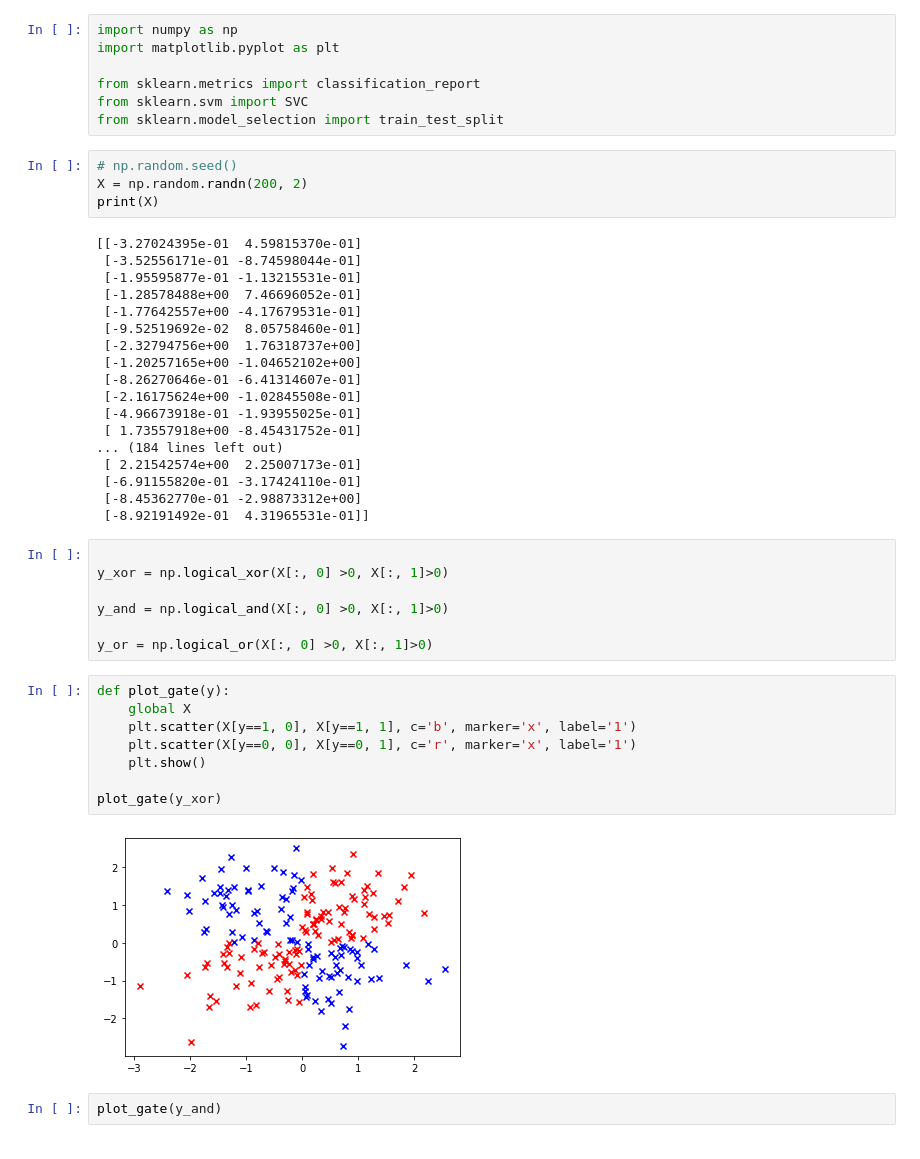
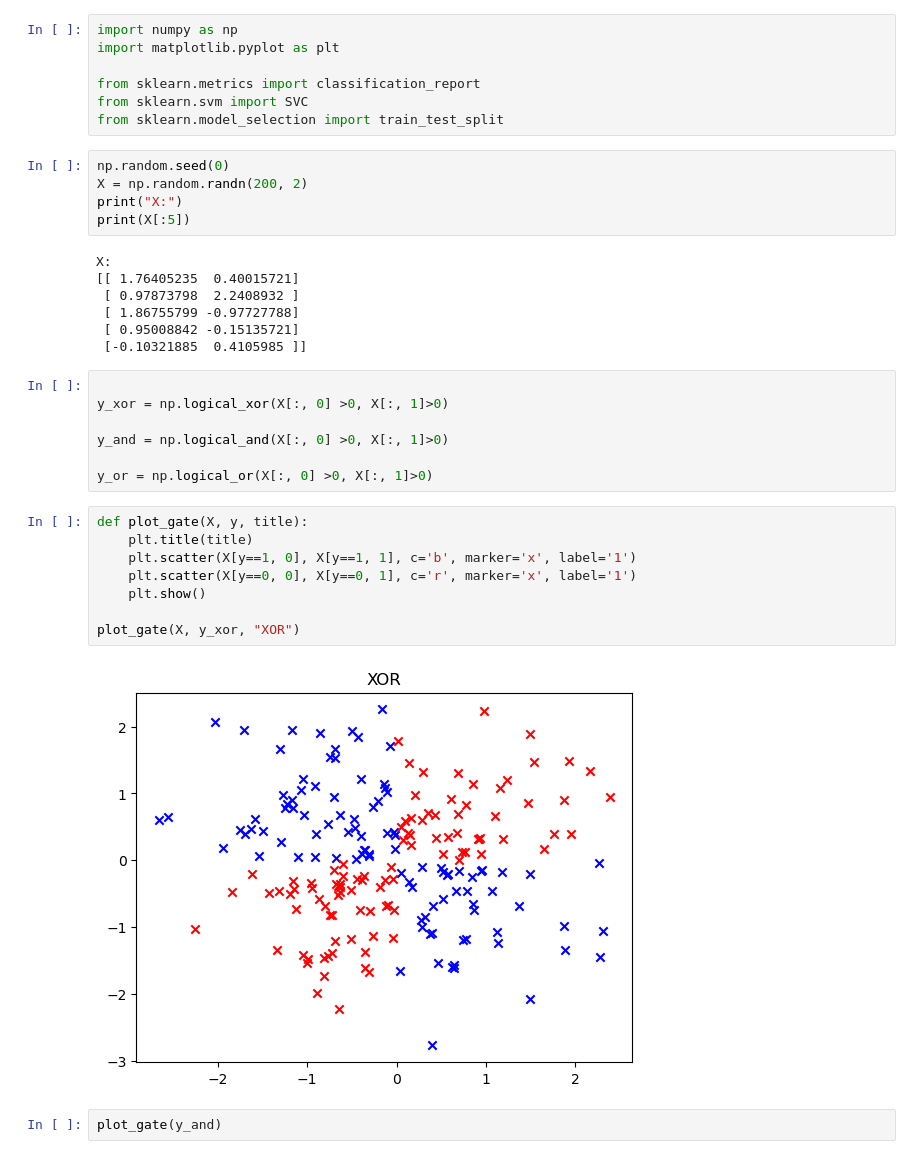
Before and after one commit to AU-AIML-LAB/AICP509-neural-computing-lab, a Jupyter notebook: SVMGates.ipynb, the cells around one changed output. Cells and saved outputs as stored; diff of their text form.

```diff
--- a/SVMGates.ipynb
+++ b/SVMGates.ipynb
@@ -8,27 +8,17 @@ from sklearn.metrics import classification_report
 from sklearn.svm import SVC
 from sklearn.model_selection import train_test_split
 # %%
-# np.random.seed()
+np.random.seed(0)
 X = np.random.randn(200, 2)
-print(X)
+print("X:")
+print(X[:5])
 # %% [output]
-[[-3.27024395e-01  4.59815370e-01]
- [-3.52556171e-01 -8.74598044e-01]
- [-1.95595877e-01 -1.13215531e-01]
- [-1.28578488e+00  7.46696052e-01]
- [-1.77642557e+00 -4.17679531e-01]
- [-9.52519692e-02  8.05758460e-01]
- [-2.32794756e+00  1.76318737e+00]
- [-1.20257165e+00 -1.04652102e+00]
- [-8.26270646e-01 -6.41314607e-01]
- [-2.16175624e+00 -1.02845508e-01]
- [-4.96673918e-01 -1.93955025e-01]
- [ 1.73557918e+00 -8.45431752e-01]
-... (184 lines left out)
- [ 2.21542574e+00  2.25007173e-01]
- [-6.91155820e-01 -3.17424110e-01]
- [-8.45362770e-01 -2.98873312e+00]
- [-8.92191492e-01  4.31965531e-01]]
+X:
+[[ 1.76405235  0.40015721]
+ [ 0.97873798  2.2408932 ]
+ [ 1.86755799 -0.97727788]
+ [ 0.95008842 -0.15135721]
+ [-0.10321885  0.4105985 ]]
 # %%
 
 y_xor = np.logical_xor(X[:, 0] >0, X[:, 1]>0)
@@ -37,15 +27,15 @@ y_and = np.logical_and(X[:, 0] >0, X[:, 1]>0)
 
 y_or = np.logical_or(X[:, 0] >0, X[:, 1]>0)
 # %%
-def plot_gate(y):
-    global X
+def plot_gate(X, y, title):
+    plt.title(title)
     plt.scatter(X[y==1, 0], X[y==1, 1], c='b', marker='x', label='1')
     plt.scatter(X[y==0, 0], X[y==0, 1], c='r', marker='x', label='1')
     plt.show()
 
-plot_gate(y_xor)
+plot_gate(X, y_xor, "XOR")
 # %% [output]
-[figure, old version]
+[figure, new version]
 # %%
 plot_gate(y_and)
 # %% [output]
```
Also changed, not shown: parts of 2 cells of this notebook, 2 other files.
